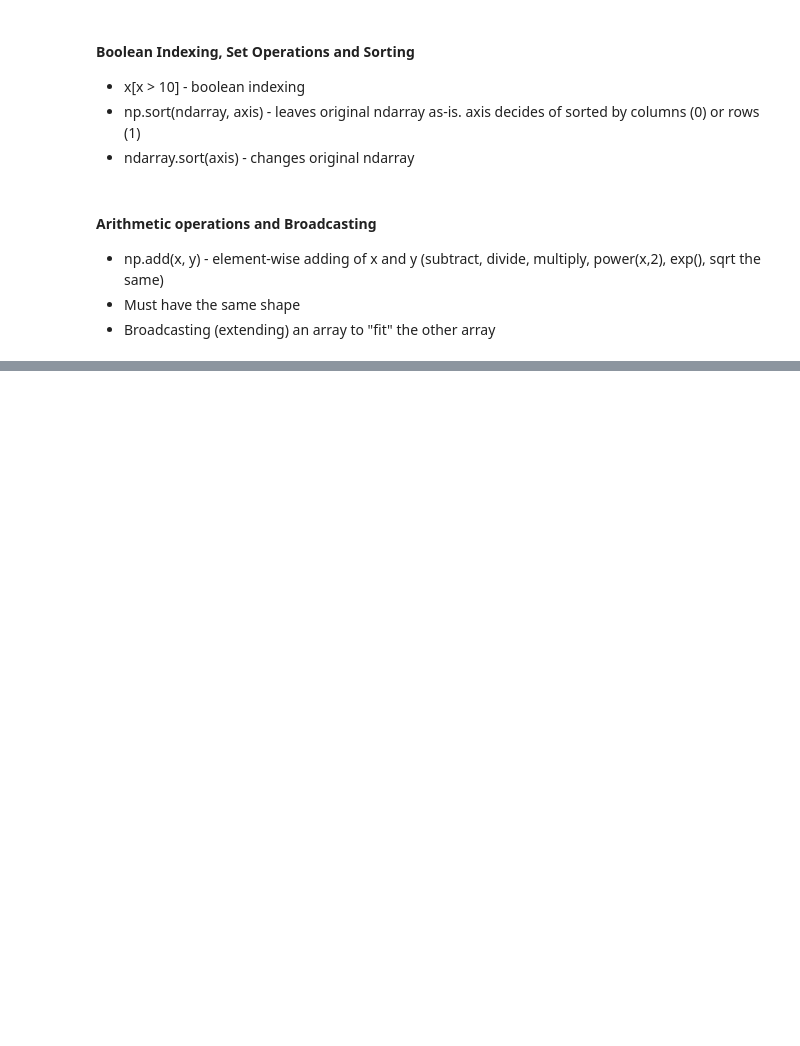
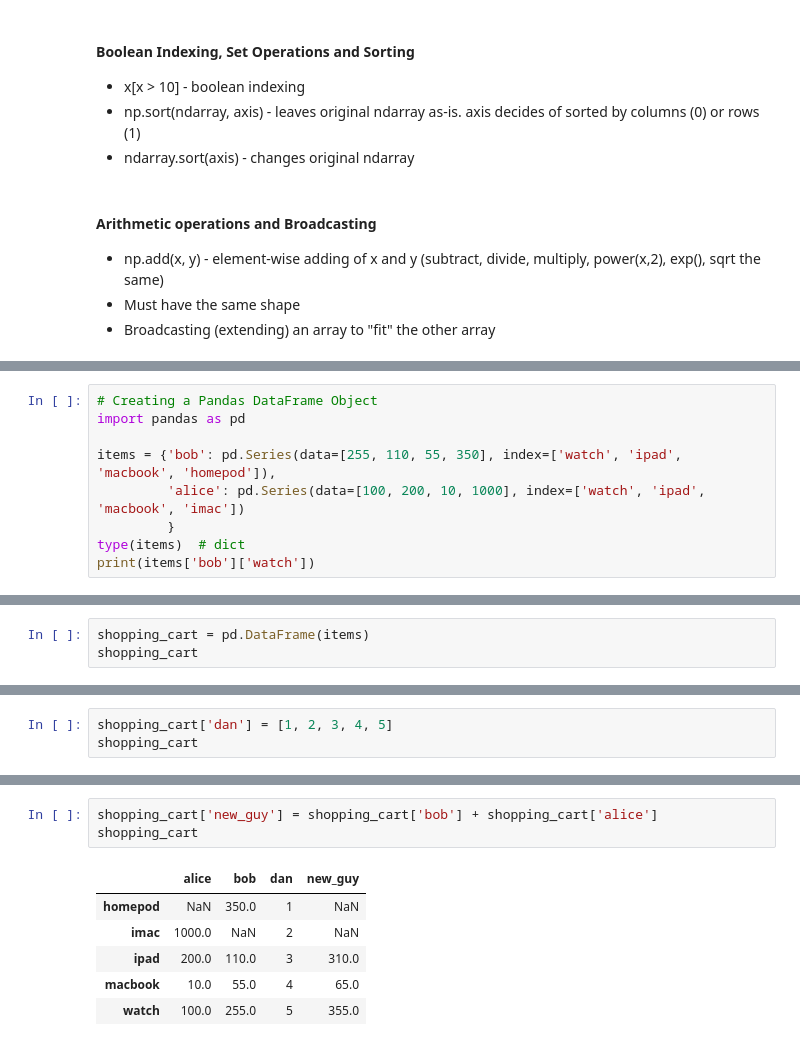
Before and after one commit to nehasingh2710/colaboratory, a Jupyter notebook: AI_Programming_with_Python.ipynb, the cells around one changed output, grey strips where cells are left out. Cells and saved outputs as stored; diff of their text form; blank space fills up the shorter version.

Commit message:
Completed pandas chapter

```diff
--- a/AI_Programming_with_Python.ipynb
+++ b/AI_Programming_with_Python.ipynb
@@ -485,0 +579,9 @@ print(zeros)
+# %%
+# Creating a Pandas DataFrame Object
+import pandas as pd
+
+items = {'bob': pd.Series(data=[255, 110, 55, 350], index=['watch', 'ipad', 'macbook', 'homepod']),
+         'alice': pd.Series(data=[100, 200, 10, 1000], index=['watch', 'ipad', 'macbook', 'imac'])
+         }
+type(items)  # dict
+print(items['bob']['watch'])
@@ -485,0 +590,3 @@ print(zeros)
+# %%
+shopping_cart = pd.DataFrame(items)
+shopping_cart
@@ -485,0 +635,3 @@ print(zeros)
+# %%
+shopping_cart['dan'] = [1, 2, 3, 4, 5]
+shopping_cart
@@ -485,0 +645,10 @@ print(zeros)
+# %%
+shopping_cart['new_guy'] = shopping_cart['bob'] + shopping_cart['alice']
+shopping_cart
+# %% [output]
+|  | alice | bob | dan | new_guy |
+| homepod | NaN | 350.0 | 1 | NaN |
+| imac | 1000.0 | NaN | 2 | NaN |
+| ipad | 200.0 | 110.0 | 3 | 310.0 |
+| macbook | 10.0 | 55.0 | 4 | 65.0 |
+| watch | 100.0 | 255.0 | 5 | 355.0 |
```
Also changed, not shown: parts of 31 cells of this notebook, 1 other file.
